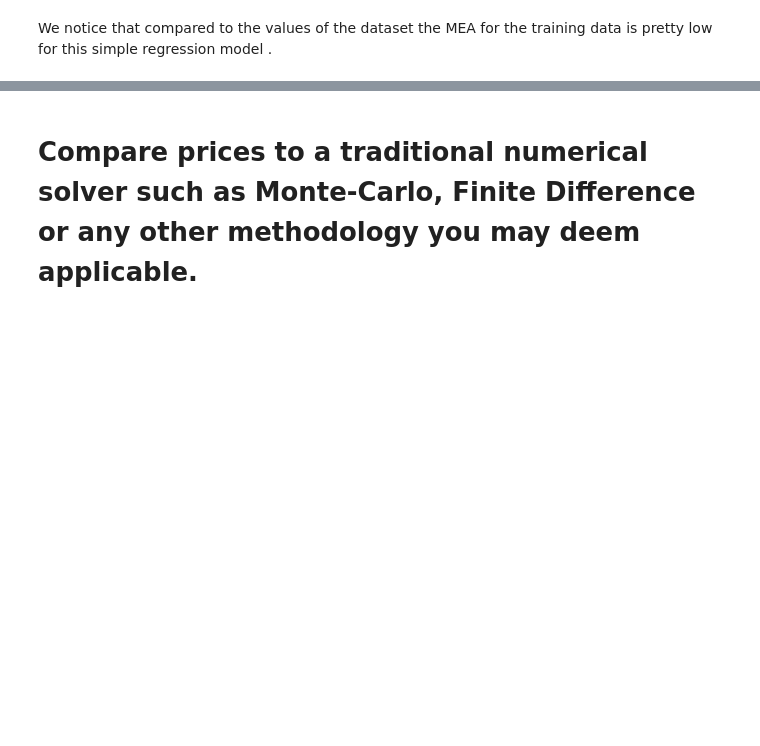
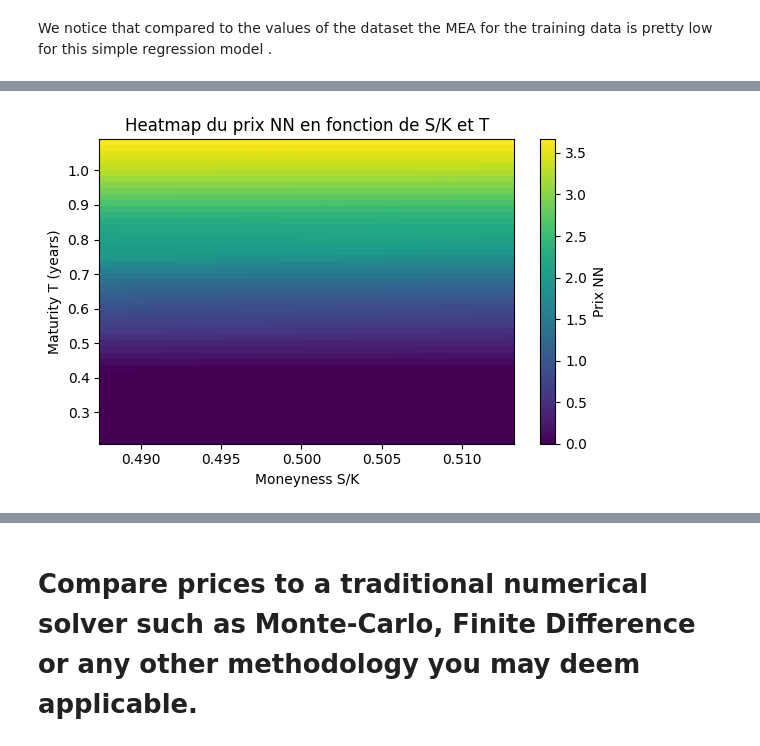
Before and after one commit to nicolassalok1/RepoFinal, a Jupyter notebook: Basket/Basket_Pricing.ipynb, the cells around one changed output, grey strips where cells are left out. Cells and saved outputs as stored; diff of their text form; code cells hidden in the pictures; blank space fills up the shorter version.

```diff
--- a/Basket/Basket_Pricing.ipynb
+++ b/Basket/Basket_Pricing.ipynb
@@ -315,0 +334,43 @@ sns.displot(predictions)
+# %%
+# Heatmap du prix NN en fonction de la moneyness (S/K) et de T
+# On utilise le réseau de neurones entraîné et un sigma / taux représentatifs.
+
+# Définition de la grille de moneyness et de maturité
+moneyness_min, moneyness_max = data['S/K'].quantile([0.01, 0.99])
+T_min, T_max = data['Maturity'].quantile([0.01, 0.99])
+n_S = 50
+n_T = 50
+S_over_K_vals = np.linspace(moneyness_min, moneyness_max, n_S)
+T_vals = np.linspace(T_min, T_max, n_T)
+
+# Volatilité et taux de référence (médiane du dataset)
+sigma_ref = float(data['Volatility'].median())
+rate_ref = float(data['Rate'].median())
+
+# Construction du batch de features : [S/K, T, sigma, r]
+S_grid, T_grid = np.meshgrid(S_over_K_vals, T_vals)
+X_features = np.stack([
+    S_grid.ravel(),
+    T_grid.ravel(),
+    np.full(S_grid.size, sigma_ref),
+    np.full(S_grid.size, rate_ref),
+], axis=1)
+
+prices_grid = model.predict(X_features, verbose=0).reshape(n_T, n_S)
+
+plt.figure(figsize=(6, 4))
+im = plt.imshow(
+    prices_grid,
+    origin='lower',
+    extent=[S_over_K_vals.min(), S_over_K_vals.max(), T_vals.min(), T_vals.max()],
+    aspect='auto',
+    cmap='viridis',
+)
+plt.xlabel('Moneyness S/K')
+plt.ylabel('Maturity T (years)')
+plt.title('Heatmap du prix NN en fonction de S/K et T')
+plt.colorbar(im, label='Prix NN')
+plt.tight_layout()
+plt.show()
+# %% [output]
+[figure, added]
```
Also changed, not shown: parts of 12 cells of this notebook, 2 other files.
